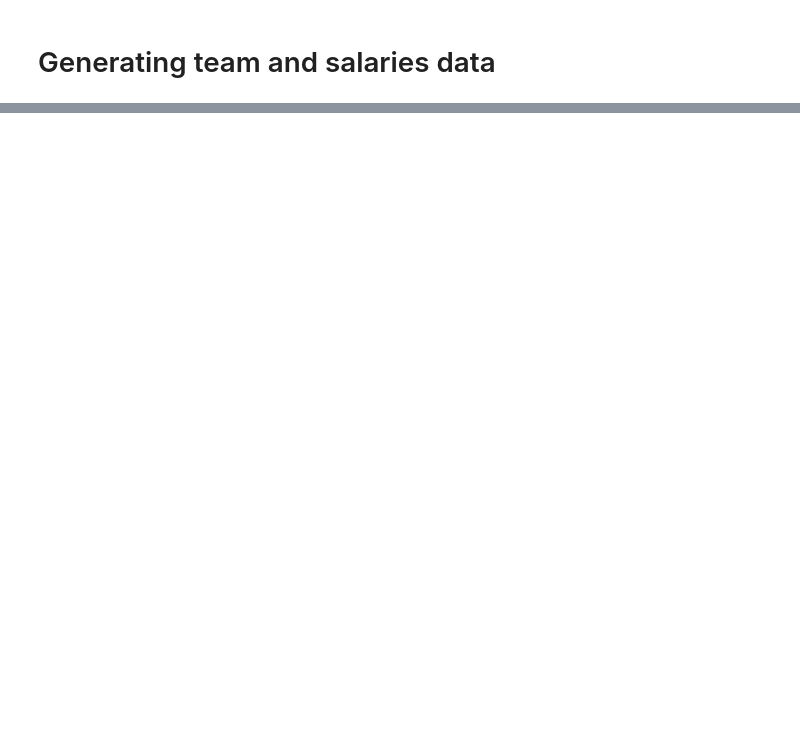
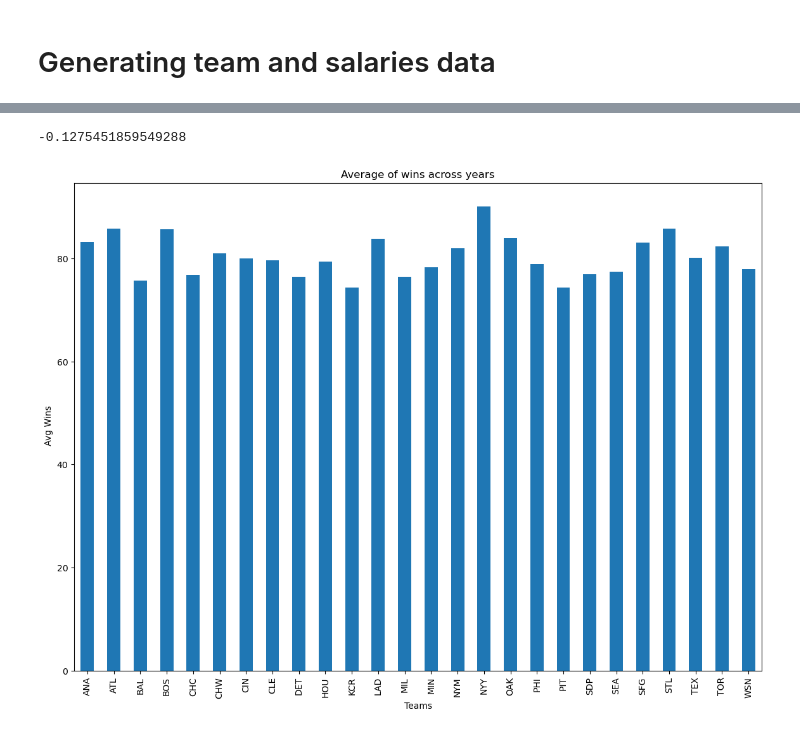
Before and after one commit to m-ingram/Project1-Group3, a Jupyter notebook: data_cleaning&analysis.ipynb, the cells around one changed output, grey strips where cells are left out. Cells and saved outputs as stored; diff of their text form; code cells hidden in the pictures; blank space fills up the shorter version.

```diff
--- a/data_cleaning&analysis.ipynb
+++ b/data_cleaning&analysis.ipynb
@@ -192,0 +372,6 @@ plt.show
+# %%
+#Study data files
+team_salary_merged_path = "Output/team_salary_merged.csv"
+#Read Study Results
+team_salary_merged = pd.read_csv(team_salary_merged_path)
+team_salary_merged.head()
@@ -192,0 +496,16 @@ plt.show
+# %%
+#Correlation between wins and Salary over the years
+print(not_strike['W'].corr(not_strike['total_player_salaries']))
+# %% [output]
+-0.1275451859549288
+# %%
+# Average of wins over the years.
+plt.figure(figsize=(14,10))  ## width, height
+team_salary_merged.groupby('franchID')['W'].mean().plot.bar()
+plt.xlabel('Teams')
+plt.ylabel(' Avg Wins')
+plt.title('Average of wins across years')
+#plt.legend(bbox_to_anchor=(1.0, 1.0))
+plt.show()
+# %% [output]
+[figure, added]
```
Also changed, not shown: parts of 26 cells of this notebook, 6 other files.
